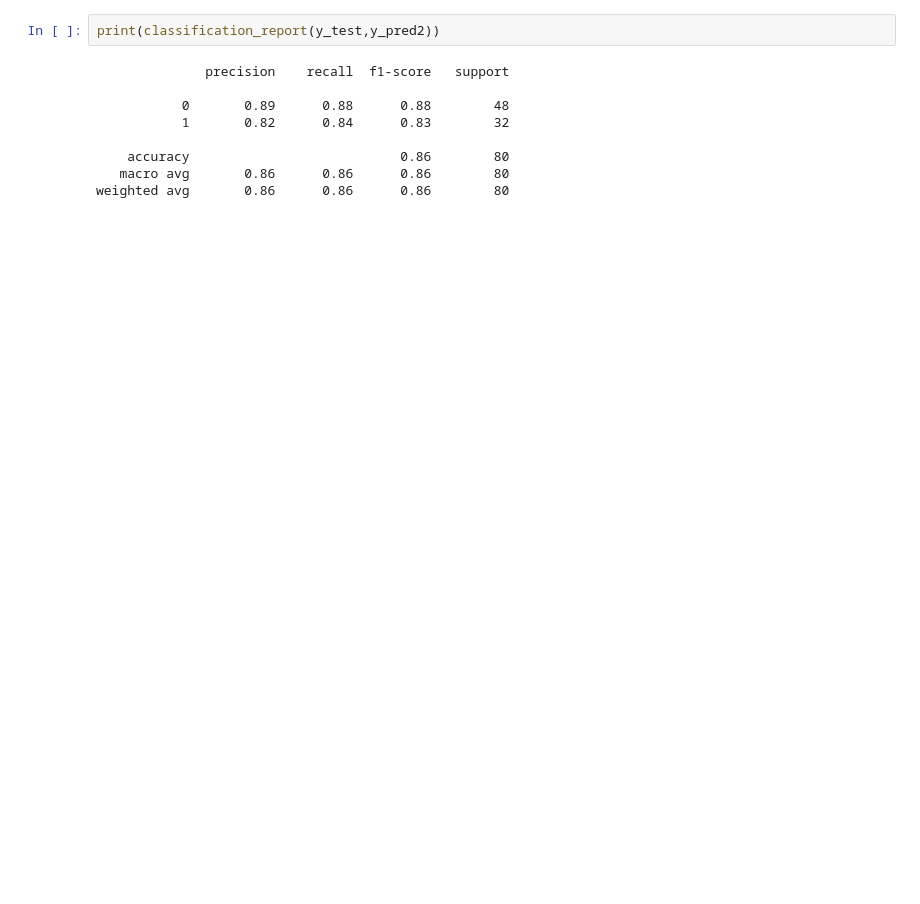
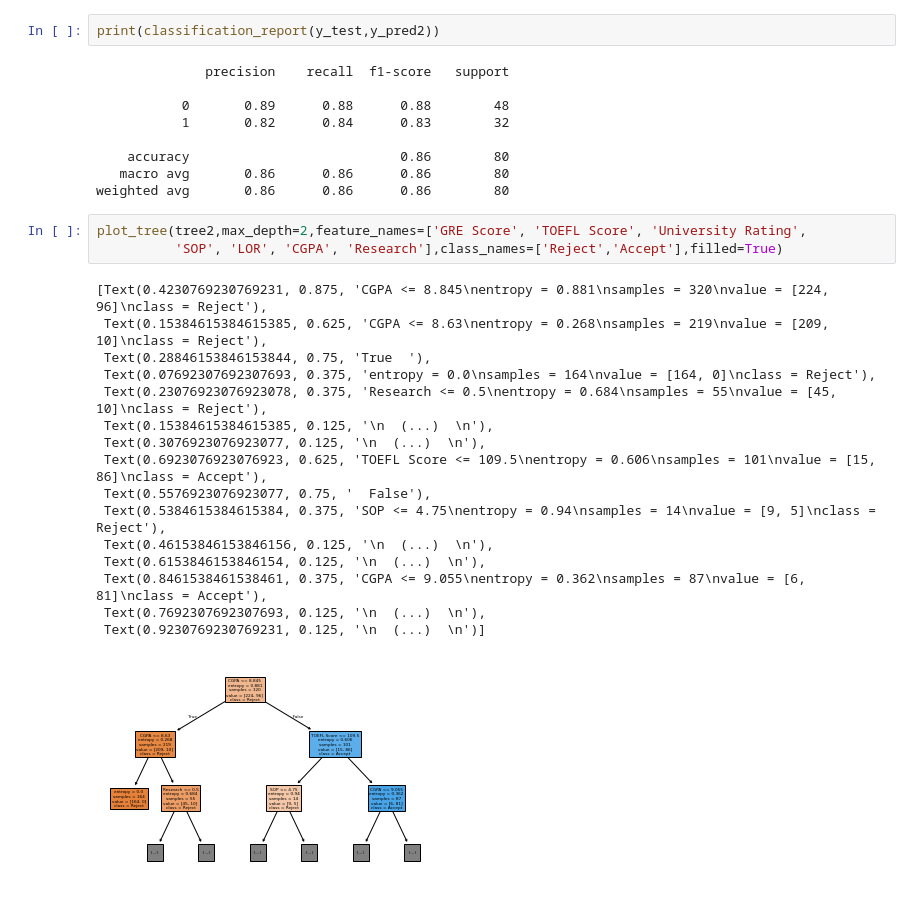
Before and after one commit to AryanParihar0716/TE-IT-ML-Practicals, a Jupyter notebook: Assignment_3.ipynb, the cells around one changed output. Saved outputs shown, nothing was run; the diff lists cells and outputs as text; blank space fills up the shorter version.

```diff
--- a/Assignment_3.ipynb
+++ b/Assignment_3.ipynb
@@ -231,6 +273,26 @@ print(classification_report(y_test,y_pred2))
     accuracy                           0.86        80
    macro avg       0.86      0.86      0.86        80
 weighted avg       0.86      0.86      0.86        80
+# %%
+plot_tree(tree2,max_depth=2,feature_names=['GRE Score', 'TOEFL Score', 'University Rating',
+          'SOP', 'LOR', 'CGPA', 'Research'],class_names=['Reject','Accept'],filled=True)
+# %% [output]
+[Text(0.4230769230769231, 0.875, 'CGPA <= 8.845\nentropy = 0.881\nsamples = 320\nvalue = [224, 96]\nclass = Reject'),
+ Text(0.15384615384615385, 0.625, 'CGPA <= 8.63\nentropy = 0.268\nsamples = 219\nvalue = [209, 10]\nclass = Reject'),
+ Text(0.28846153846153844, 0.75, 'True  '),
+ Text(0.07692307692307693, 0.375, 'entropy = 0.0\nsamples = 164\nvalue = [164, 0]\nclass = Reject'),
+ Text(0.23076923076923078, 0.375, 'Research <= 0.5\nentropy = 0.684\nsamples = 55\nvalue = [45, 10]\nclass = Reject'),
+ Text(0.15384615384615385, 0.125, '\n  (...)  \n'),
+ Text(0.3076923076923077, 0.125, '\n  (...)  \n'),
+ Text(0.6923076923076923, 0.625, 'TOEFL Score <= 109.5\nentropy = 0.606\nsamples = 101\nvalue = [15, 86]\nclass = Accept'),
+ Text(0.5576923076923077, 0.75, '  False'),
+ Text(0.5384615384615384, 0.375, 'SOP <= 4.75\nentropy = 0.94\nsamples = 14\nvalue = [9, 5]\nclass = Reject'),
+ Text(0.46153846153846156, 0.125, '\n  (...)  \n'),
+ Text(0.6153846153846154, 0.125, '\n  (...)  \n'),
+ Text(0.8461538461538461, 0.375, 'CGPA <= 9.055\nentropy = 0.362\nsamples = 87\nvalue = [6, 81]\nclass = Accept'),
+ Text(0.7692307692307693, 0.125, '\n  (...)  \n'),
+ Text(0.9230769230769231, 0.125, '\n  (...)  \n')]
+[figure, added]
 # %%
 Gre_Score = int(input('GRE Score '))
 TOEFL_Score = float(input('Enter TOEFL Score '))
```
Also changed, not shown: parts of 16 cells of this notebook.
